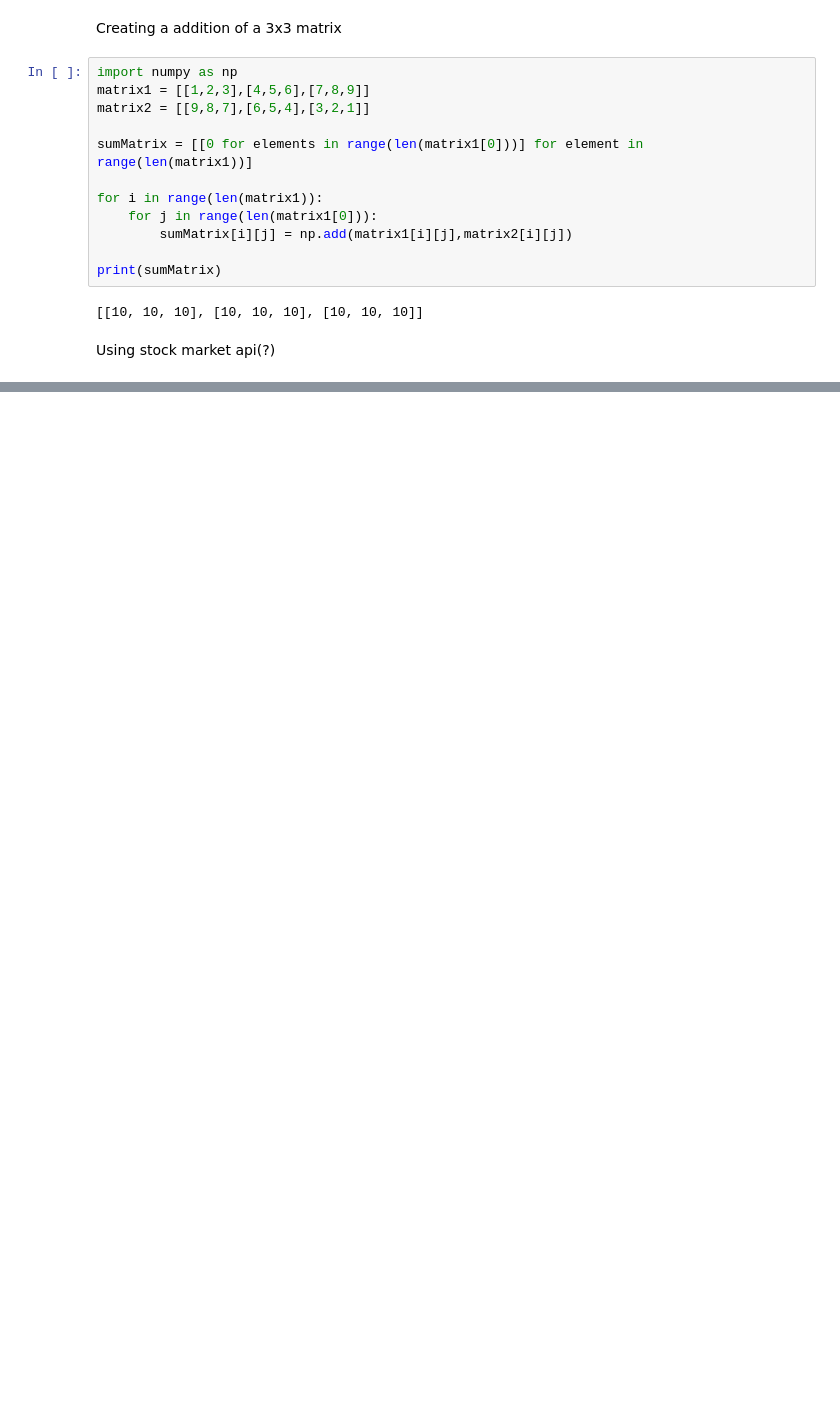
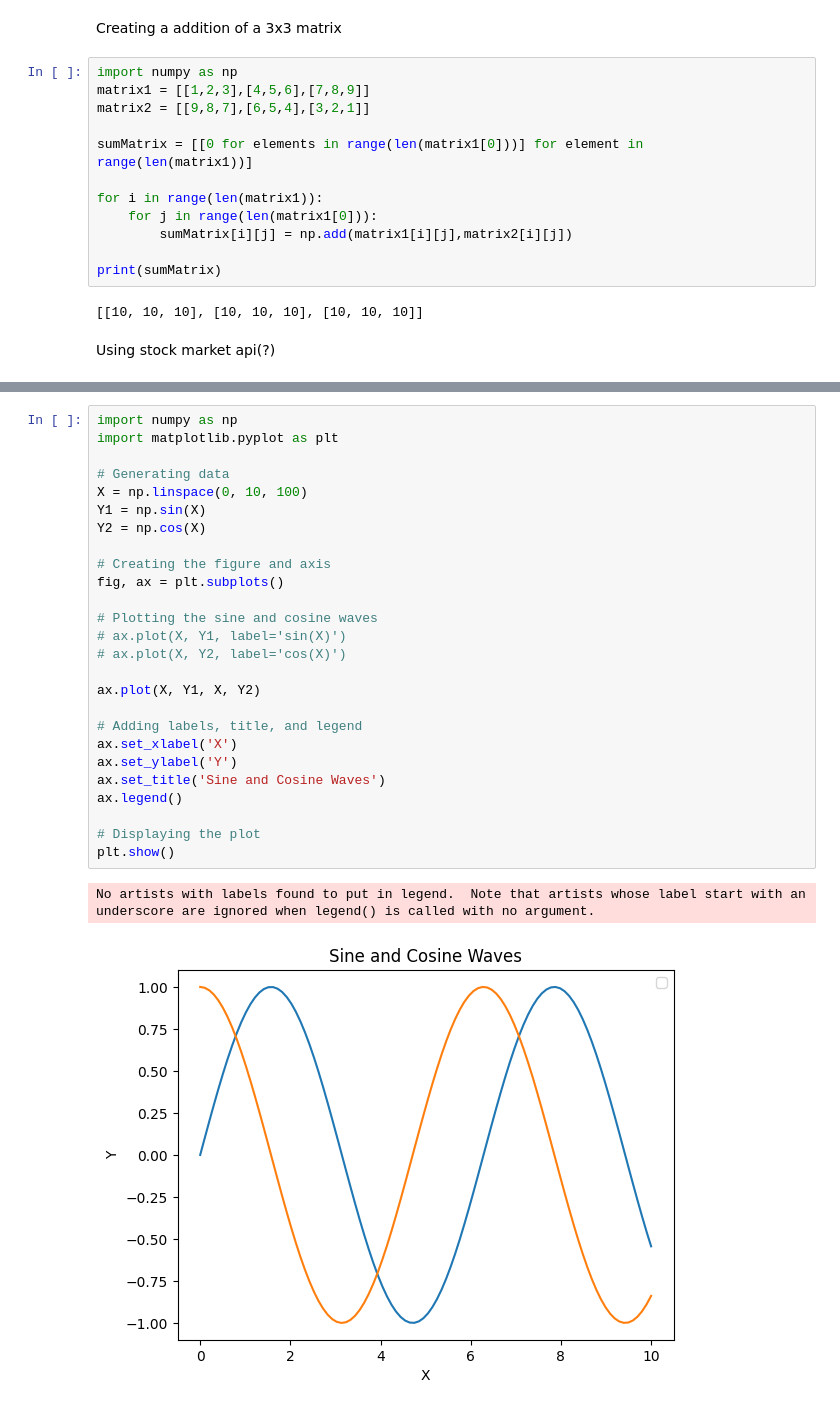
Before and after one commit to Alexander040105/self-learning-projects, a Jupyter notebook: csv_project/aral_pandas/self_activity.ipynb, the cells around one changed output, grey strips where cells are left out. Drawn from its saved outputs; the diff is of its cells as text; blank space fills up the shorter version.

```diff
--- a/csv_project/aral_pandas/self_activity.ipynb
+++ b/csv_project/aral_pandas/self_activity.ipynb
@@ -285,0 +332,29 @@ plt.show()
+# %%
+import numpy as np
+import matplotlib.pyplot as plt
+
+# Generating data
+X = np.linspace(0, 10, 100)
+Y1 = np.sin(X)
+Y2 = np.cos(X)
+
+# Creating the figure and axis
+fig, ax = plt.subplots()
+
+# Plotting the sine and cosine waves
+# ax.plot(X, Y1, label='sin(X)')
+# ax.plot(X, Y2, label='cos(X)')
+
+ax.plot(X, Y1, X, Y2)
+
+# Adding labels, title, and legend
+ax.set_xlabel('X')
+ax.set_ylabel('Y')
+ax.set_title('Sine and Cosine Waves')
+ax.legend()
+
+# Displaying the plot
+plt.show()
+# %% [output]
+No artists with labels found to put in legend.  Note that artists whose label start with an underscore are ignored when legend() is called with no argument.
+[figure, added]
```
Also changed, not shown: parts of 8 cells of this notebook, 3 other files.
